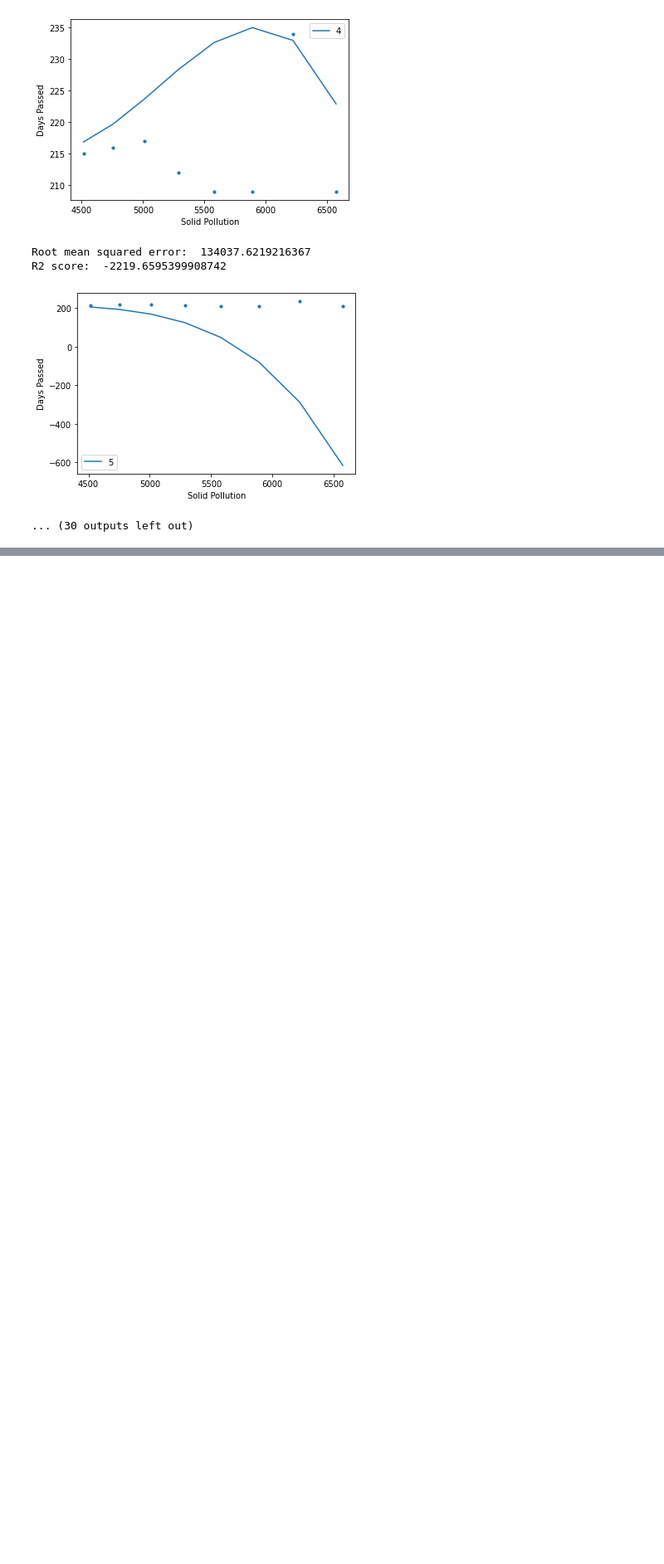
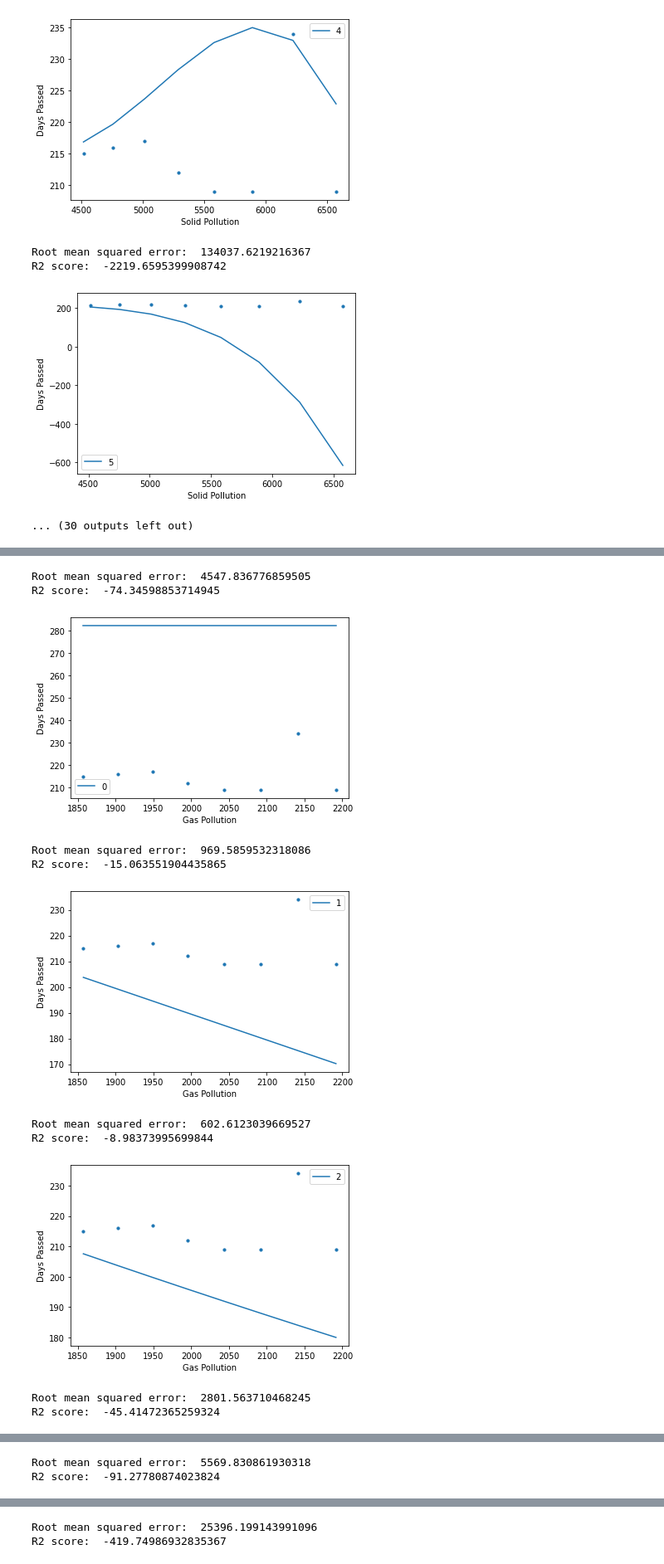
Before and after one commit to krtikgrg/AnalysingPollutionVSOvershootDay, a Jupyter notebook: src/analysis.ipynb, the cells around one changed output, grey strips where cells are left out. Shown at 83% size. Cells and saved outputs as stored; diff of their text form; code cells hidden in the pictures; blank space fills up the shorter version.

```diff
--- a/src/analysis.ipynb
+++ b/src/analysis.ipynb
@@ -979,0 +1018,39 @@ R2 score:  -2219.6595399908742
+# %%
+#training all models[GAS pollution  TO  Overshoot] for all values
+
+for deg in range(0,21):
+    poly = PolynomialFeatures(degree = deg)
+    X_poly = poly.fit_transform(ngas)
+    regression_model = LinearRegression()
+    regression_model.fit(X_poly, npassed)
+    y_predicted = regression_model.predict(poly.fit_transform(tgas))
+
+    # model evaluation
+    rmse = mean_squared_error(tpassed, y_predicted)
+    r2 = r2_score(tpassed, y_predicted)
+
+    # printing values
+    print('Root mean squared error: ', rmse)
+    print('R2 score: ', r2)
+
+    plt.scatter(tgas, tpassed, s=10)
+    plt.xlabel('Gas Pollution')
+    plt.ylabel('Days Passed')
+    # predicted values
+    plt.plot(tgas, y_predicted, label = deg)
+    plt.legend()
+    plt.show()
+
+#degree 2 best and use it
+# %% [output]
+Root mean squared error:  4547.836776859505
+R2 score:  -74.34598853714945
+[figure, added]
+Root mean squared error:  969.5859532318086
+R2 score:  -15.063551904435865
+[figure, added]
+Root mean squared error:  602.6123039669527
+R2 score:  -8.98373995699844
+[figure, added]
+Root mean squared error:  2801.563710468245
+R2 score:  -45.41472365259324
@@ -979,0 +1058,2 @@ R2 score:  -2219.6595399908742
+Root mean squared error:  5569.830861930318
+R2 score:  -91.27780874023824
@@ -979,0 +1061,2 @@ R2 score:  -2219.6595399908742
+Root mean squared error:  25396.199143991096
+R2 score:  -419.74986932835367
```
Also changed, not shown: parts of 13 cells of this notebook, 10 other files.
